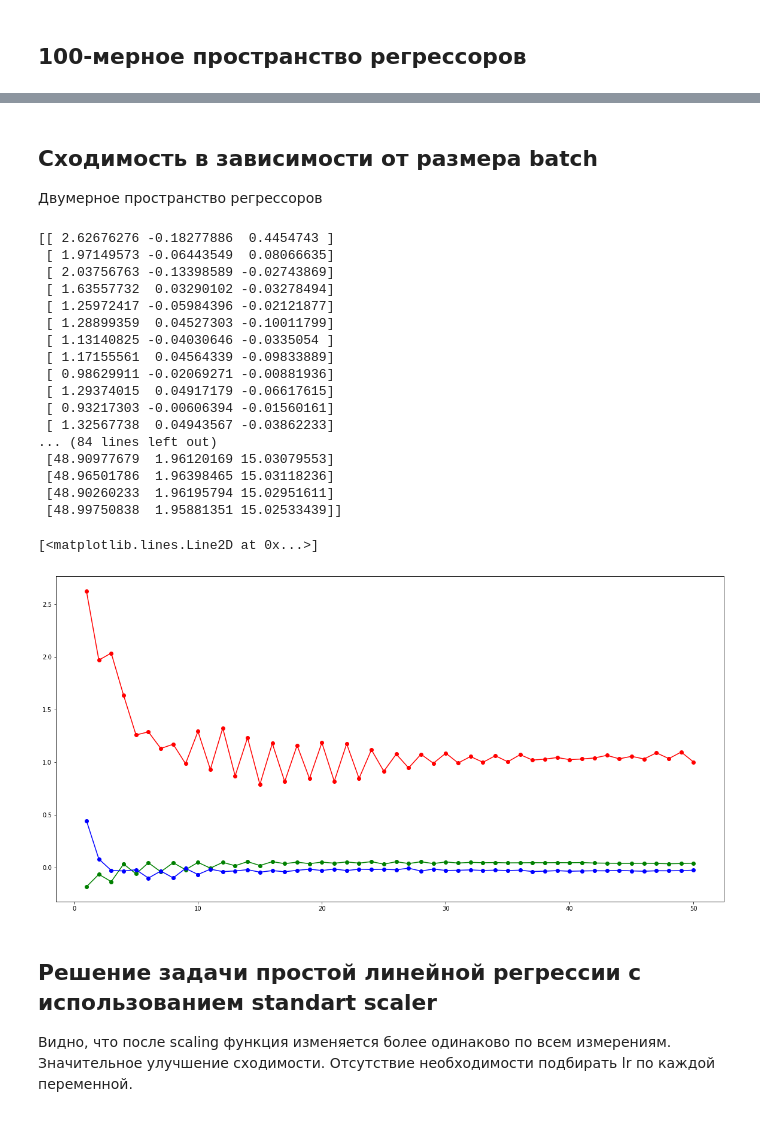
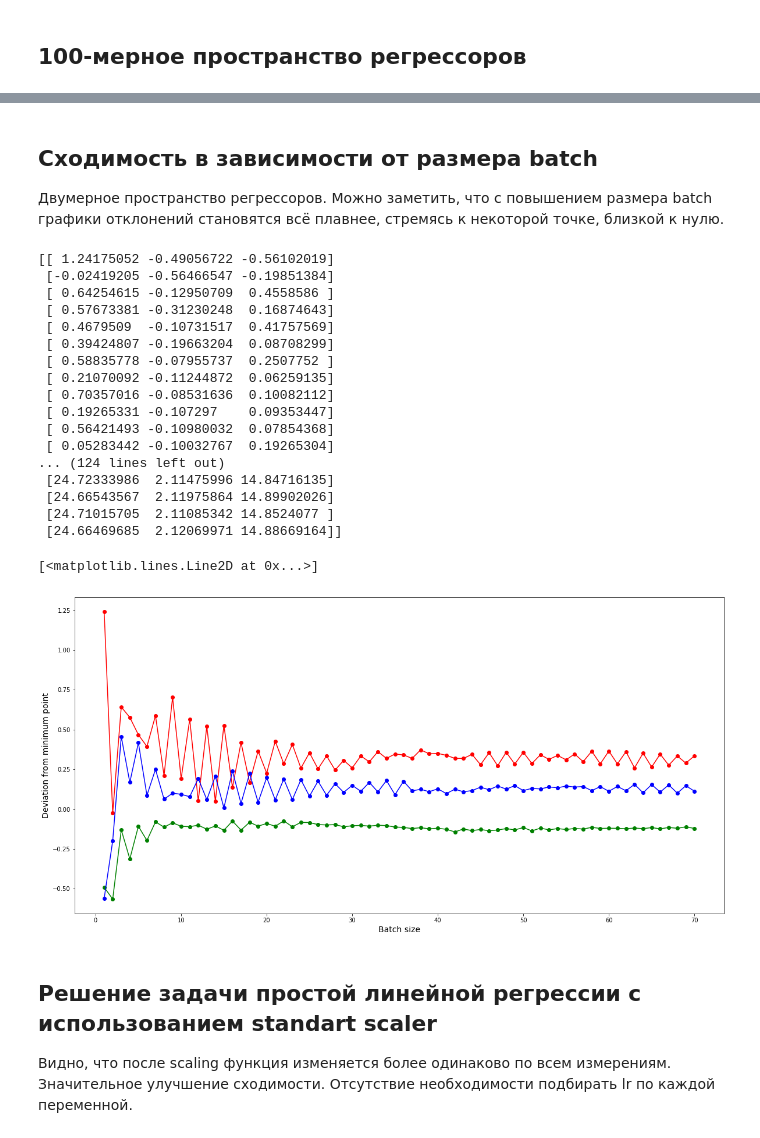
Before and after one commit to enotvtapke/met_opt_lab_2, a Jupyter notebook: SGD.ipynb, the cells around one changed output, grey strips where cells are left out. Cells and saved outputs as stored; diff of their text form; code cells hidden in the pictures.

```diff
--- a/SGD.ipynb
+++ b/SGD.ipynb
@@ -392,51 +392,53 @@ print(points)
 # %% [markdown]
 ## Сходимость в зависимости от размера batch
-Двумерное пространство регрессоров
+Двумерное пространство регрессоров. Можно заметить, что с повышением размера batch графики отклонений становятся всё плавнее, стремясь к некоторой точке, близкой к нулю.
 # %%
-tt = np.linspace(-10, 10, 10)
-b = [50, 2, 15]
-t, ft = generate_dataset_old(b, 10, tt)
+a = [25, 2, 15]
+t, ft = generate_dataset(a, 10, 100, (-10, 10))
 sum_fun = generate_minimized_fun(t, ft)
 
 # SGD params
 x = np.zeros(3)
 epoch = 50
-lr = [10, 0.2, 0.4]
+lr = [9, 0.5, 1]
 scheduler = lambda lr: np.array(lr) * np.exp(-0.01)
 
-# n <= np.power(len(tt), 2)
-n = 50
+n = 70
 min_points = []
 for batch_size in range(1, n + 1):
-    min_points.append(sgd(sum_fun, x, epoch, batch_size, lr, scheduler=scheduler)[-1])
+    min_points.append(sgd(sum_fun, x, epoch, batch_size, lr)[-1])
 
 min_points = np.array(min_points)
-print(b - min_points)
+deviation = a - min_points
+print(deviation)
 print(min_points)
 
-plt.plot(np.linspace(1, n, n), (b - min_points)[:, 0], '-o', color='red')
-plt.plot(np.linspace(1, n, n), (b - min_points)[:, 1], '-o', color='green')
-plt.plot(np.linspace(1, n, n), (b - min_points)[:, 2], '-o', color='blue')
+tt = np.linspace(1, n, n)
+plt.gca().set_xlabel('Batch size', fontsize=14)
+plt.gca().set_ylabel('Deviation from minimum point', fontsize=14)
+plt.plot(tt, deviation[:, 0], '-o', color='red')
+plt.plot(tt, deviation[:, 1], '-o', color='green')
+plt.plot(tt, deviation[:, 2], '-o', color='blue')
 # %% [output]
-[[ 2.62676276 -0.18277886  0.4454743 ]
- [ 1.97149573 -0.06443549  0.08066635]
- [ 2.03756763 -0.13398589 -0.02743869]
- [ 1.63557732  0.03290102 -0.03278494]
- [ 1.25972417 -0.05984396 -0.02121877]
- [ 1.28899359  0.04527303 -0.10011799]
- [ 1.13140825 -0.04030646 -0.0335054 ]
- [ 1.17155561  0.04564339 -0.09833889]
- [ 0.98629911 -0.02069271 -0.00881936]
- [ 1.29374015  0.04917179 -0.06617615]
- [ 0.93217303 -0.00606394 -0.01560161]
- [ 1.32567738  0.04943567 -0.03862233]
-... (84 lines left out)
- [48.90977679  1.96120169 15.03079553]
- [48.96501786  1.96398465 15.03118236]
- [48.90260233  1.96195794 15.02951611]
- [48.99750838  1.95881351 15.02533439]]
+[[ 1.24175052 -0.49056722 -0.56102019]
+ [-0.02419205 -0.56466547 -0.19851384]
+ [ 0.64254615 -0.12950709  0.4558586 ]
+ [ 0.57673381 -0.31230248  0.16874643]
+ [ 0.4679509  -0.10731517  0.41757569]
+ [ 0.39424807 -0.19663204  0.08708299]
+ [ 0.58835778 -0.07955737  0.2507752 ]
+ [ 0.21070092 -0.11244872  0.06259135]
+ [ 0.70357016 -0.08531636  0.10082112]
+ [ 0.19265331 -0.107297    0.09353447]
+ [ 0.56421493 -0.10980032  0.07854368]
+ [ 0.05283442 -0.10032767  0.19265304]
+... (124 lines left out)
+ [24.72333986  2.11475996 14.84716135]
+ [24.66543567  2.11975864 14.89902026]
+ [24.71015705  2.11085342 14.8524077 ]
+ [24.66469685  2.12069971 14.88669164]]
 [<matplotlib.lines.Line2D at 0x...>]
-[figure, old version]
+[figure, new version]
 # %% [markdown]
 ## Решение задачи простой линейной регрессии с использованием standart scaler
 Видно, что после scaling функция изменяется более одинаково по всем измерениям. Значительное улучшение сходимости. Отсутствие необходимости подбирать lr по каждой переменной.
```
Also changed, not shown: parts of 13 cells of this notebook.
